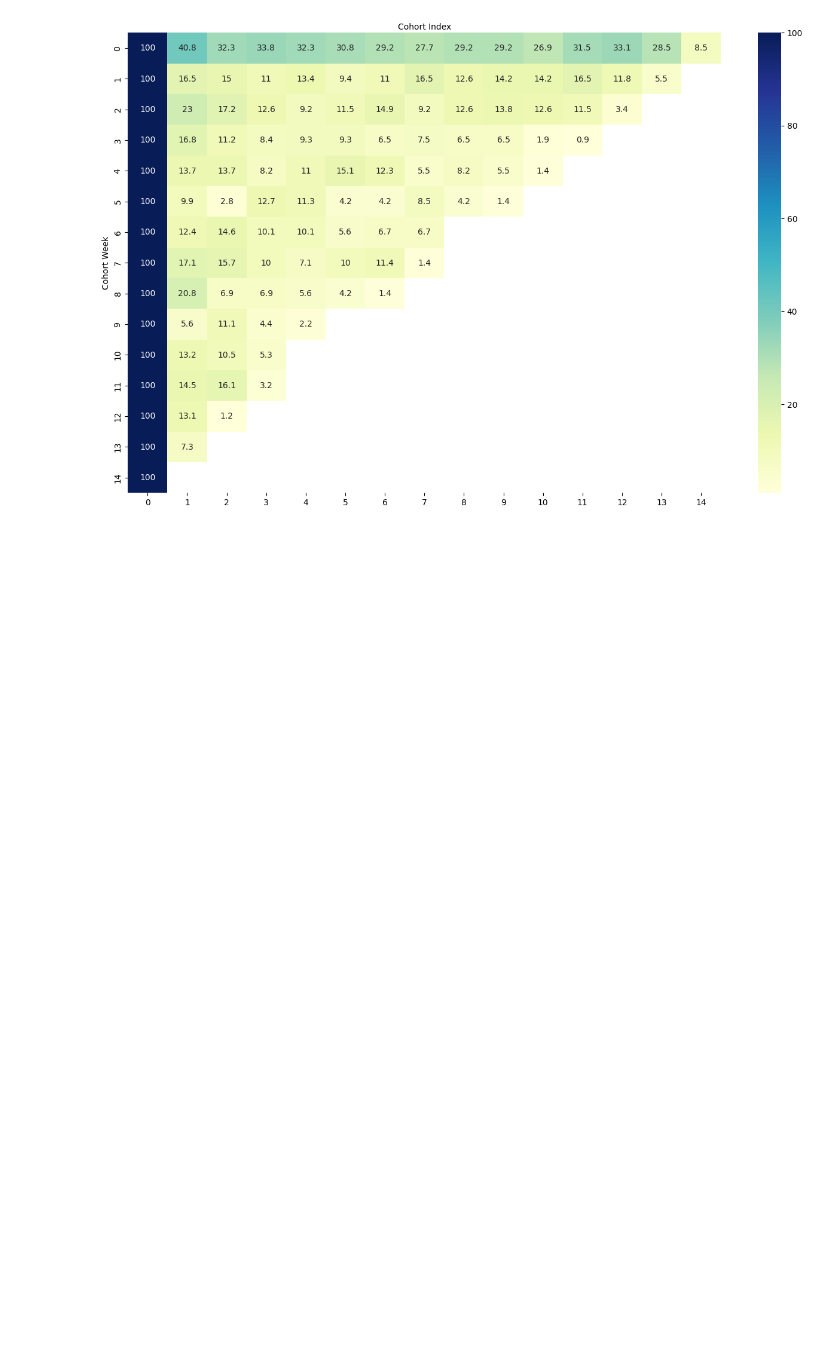
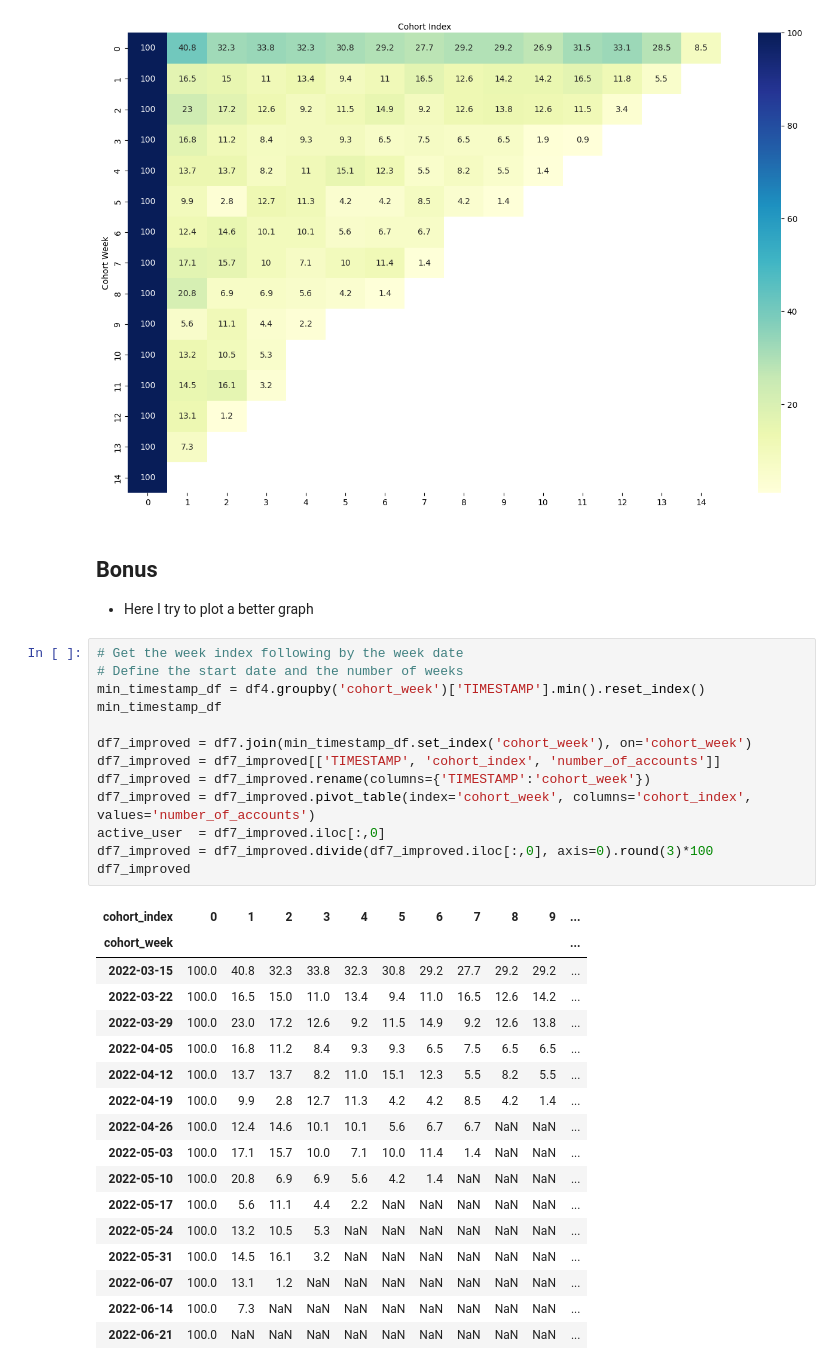
Before and after one commit to vhtua/cohort-analysis, a Jupyter notebook: cohort.ipynb, the cells around one changed output. Drawn from its saved outputs; the diff is of its cells as text; blank space fills up the shorter version.

```diff
--- a/cohort.ipynb
+++ b/cohort.ipynb
@@ -307,3 +307,37 @@ ax.xaxis.set_label_position('top')
 plt.show()
 # %% [output]
 [figure]
+# %% [markdown]
+## Bonus
+- Here I try to plot a better graph
+# %%
+# Get the week index following by the week date
+# Define the start date and the number of weeks
+min_timestamp_df = df4.groupby('cohort_week')['TIMESTAMP'].min().reset_index()
+min_timestamp_df
+
+df7_improved = df7.join(min_timestamp_df.set_index('cohort_week'), on='cohort_week')
+df7_improved = df7_improved[['TIMESTAMP', 'cohort_index', 'number_of_accounts']]
+df7_improved = df7_improved.rename(columns={'TIMESTAMP':'cohort_week'})
+df7_improved = df7_improved.pivot_table(index='cohort_week', columns='cohort_index', values='number_of_accounts')
+active_user  = df7_improved.iloc[:,0]
+df7_improved = df7_improved.divide(df7_improved.iloc[:,0], axis=0).round(3)*100
+df7_improved
+# %% [output]
+| cohort_index | 0 | 1 | 2 | 3 | 4 | 5 | 6 | 7 | 8 | 9 | ... |
+| cohort_week |  |  |  |  |  |  |  |  |  |  | ... |
+| 2022-03-15 | 100.0 | 40.8 | 32.3 | 33.8 | 32.3 | 30.8 | 29.2 | 27.7 | 29.2 | 29.2 | ... |
+| 2022-03-22 | 100.0 | 16.5 | 15.0 | 11.0 | 13.4 | 9.4 | 11.0 | 16.5 | 12.6 | 14.2 | ... |
+| 2022-03-29 | 100.0 | 23.0 | 17.2 | 12.6 | 9.2 | 11.5 | 14.9 | 9.2 | 12.6 | 13.8 | ... |
+| 2022-04-05 | 100.0 | 16.8 | 11.2 | 8.4 | 9.3 | 9.3 | 6.5 | 7.5 | 6.5 | 6.5 | ... |
+| 2022-04-12 | 100.0 | 13.7 | 13.7 | 8.2 | 11.0 | 15.1 | 12.3 | 5.5 | 8.2 | 5.5 | ... |
+| 2022-04-19 | 100.0 | 9.9 | 2.8 | 12.7 | 11.3 | 4.2 | 4.2 | 8.5 | 4.2 | 1.4 | ... |
+| 2022-04-26 | 100.0 | 12.4 | 14.6 | 10.1 | 10.1 | 5.6 | 6.7 | 6.7 | NaN | NaN | ... |
+| 2022-05-03 | 100.0 | 17.1 | 15.7 | 10.0 | 7.1 | 10.0 | 11.4 | 1.4 | NaN | NaN | ... |
+| 2022-05-10 | 100.0 | 20.8 | 6.9 | 6.9 | 5.6 | 4.2 | 1.4 | NaN | NaN | NaN | ... |
+| 2022-05-17 | 100.0 | 5.6 | 11.1 | 4.4 | 2.2 | NaN | NaN | NaN | NaN | NaN | ... |
+| 2022-05-24 | 100.0 | 13.2 | 10.5 | 5.3 | NaN | NaN | NaN | NaN | NaN | NaN | ... |
+| 2022-05-31 | 100.0 | 14.5 | 16.1 | 3.2 | NaN | NaN | NaN | NaN | NaN | NaN | ... |
+| 2022-06-07 | 100.0 | 13.1 | 1.2 | NaN | NaN | NaN | NaN | NaN | NaN | NaN | ... |
+| 2022-06-14 | 100.0 | 7.3 | NaN | NaN | NaN | NaN | NaN | NaN | NaN | NaN | ... |
+| 2022-06-21 | 100.0 | NaN | NaN | NaN | NaN | NaN | NaN | NaN | NaN | NaN | ... |
```
Also changed, not shown: parts of 3 cells of this notebook, 1 other file.
